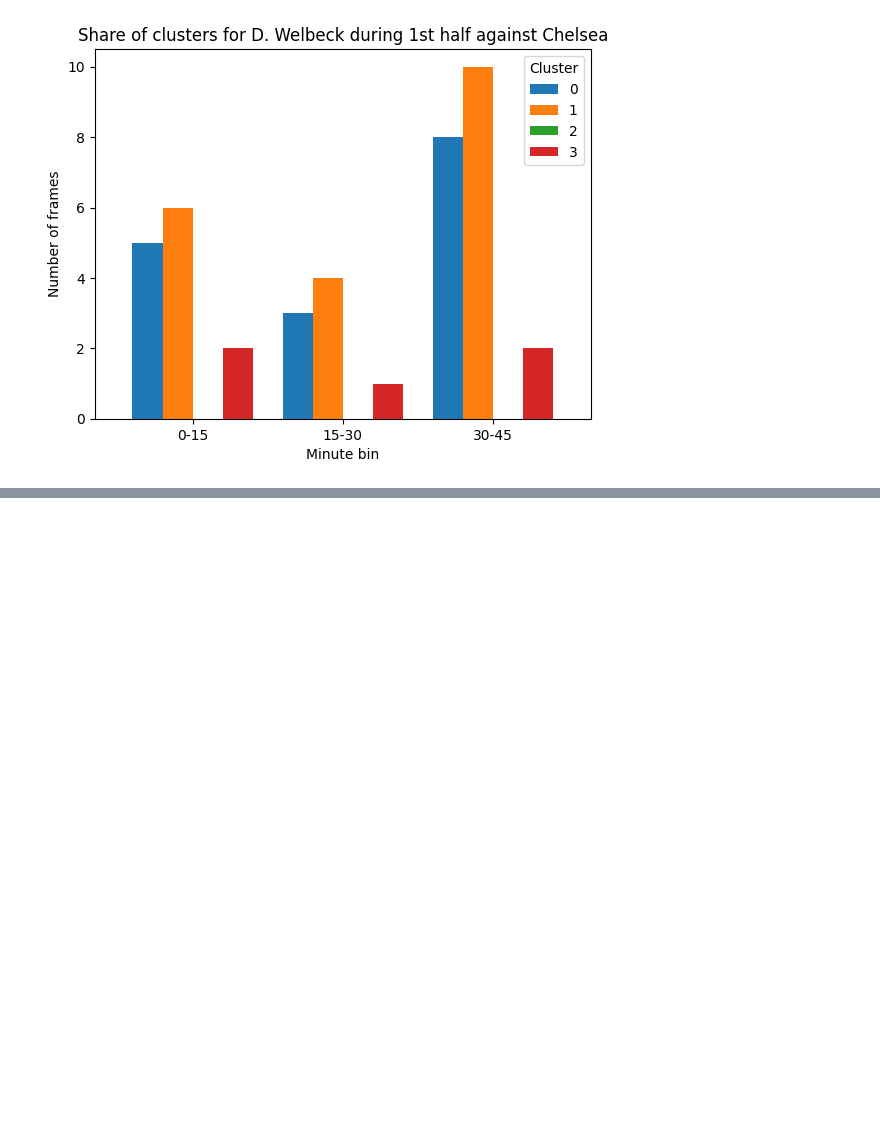
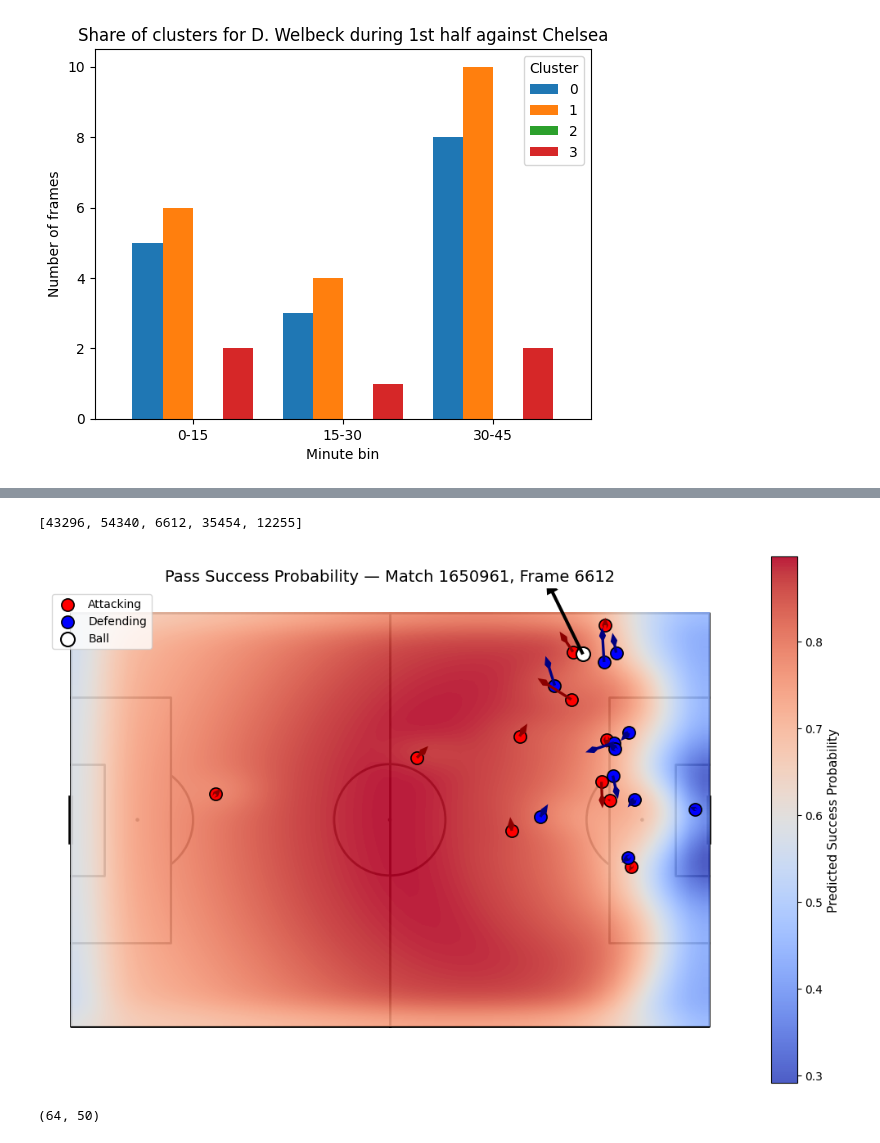
Before and after one commit to TustiWutsi/player_pitch_control_clustering, a Jupyter notebook: individual_pitch_control_clustering.ipynb, the cells around one changed output, grey strips where cells are left out. Drawn from its saved outputs; the diff is of its cells as text; code cells hidden in the pictures; blank space fills up the shorter version.

Commit message:
combine pitch control and soccermaps predictions

```diff
--- a/individual_pitch_control_clustering.ipynb
+++ b/individual_pitch_control_clustering.ipynb
@@ -1229,0 +1591,5 @@ plot_cluster_distribution(meta, player_name="D. Welbeck", match_id="1747409")
+# %%
+best_ckpt_path = f"{SOCCERMAP_MODELS_DIR}/best.ckpt"
+# %%
+model = load_checkpoint_from_gcs(best_ckpt_path, PytorchSoccerMapModel)
+model.eval()
@@ -1229,0 +1615,7 @@ plot_cluster_distribution(meta, player_name="D. Welbeck", match_id="1747409")
+# %%
+match_id = 1650961
+pitch_control_path = f"{PITCH_CONTROL_DIR}/{match_id}.npz"
+
+with fs.open(pitch_control_path, "rb") as f:
+    data = np.load(f, allow_pickle=True)
+    results = data["results"].tolist()
@@ -1229,0 +1652,3 @@ plot_cluster_distribution(meta, player_name="D. Welbeck", match_id="1747409")
+# %%
+fpath = f"{SOCCERMAP_FRAMES_DIR3}/samples_of_frames_normed.parquet"
+df = read_parquet_gcs(fs, fpath).copy()
@@ -1229,0 +1666,4 @@ plot_cluster_distribution(meta, player_name="D. Welbeck", match_id="1747409")
+# %%
+list(set(frames_pitch_control) & set(frames_soccermap))
+# %% [output]
+[43296, 54340, 6612, 35454, 12255]
@@ -1229,0 +1799,14 @@ plot_cluster_distribution(meta, player_name="D. Welbeck", match_id="1747409")
+# %%
+probs_smooth = predict_and_plot_frame(
+    model=model,
+    df=df,
+    match_id=match_id,
+    frame=6612,
+    dim=(64, 50)
+)
+# %% [output]
+[figure, added]
+# %%
+probs_smooth.shape
+# %% [output]
+(64, 50)
```
Also changed, not shown: parts of 19 cells of this notebook, 1 other file.
